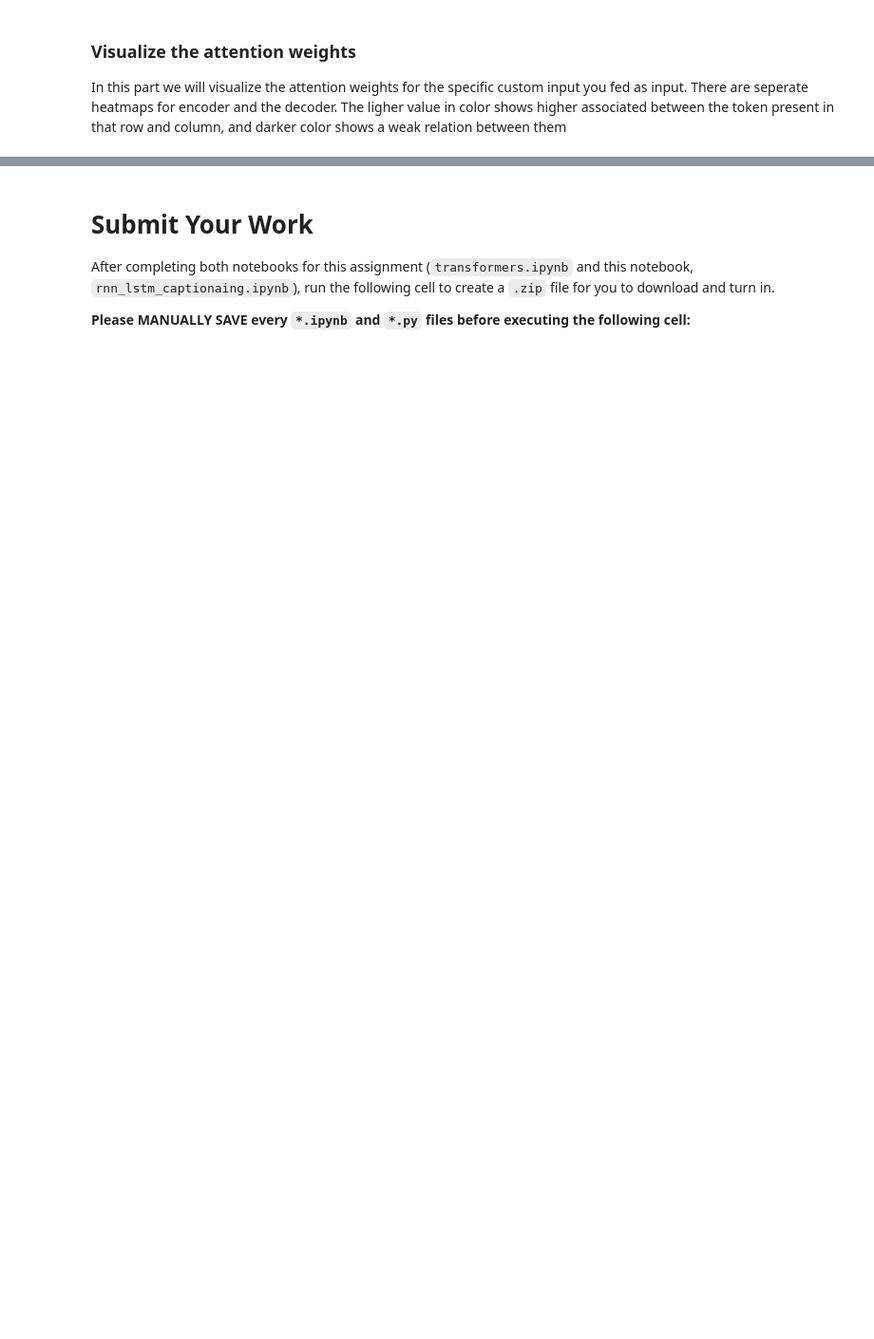
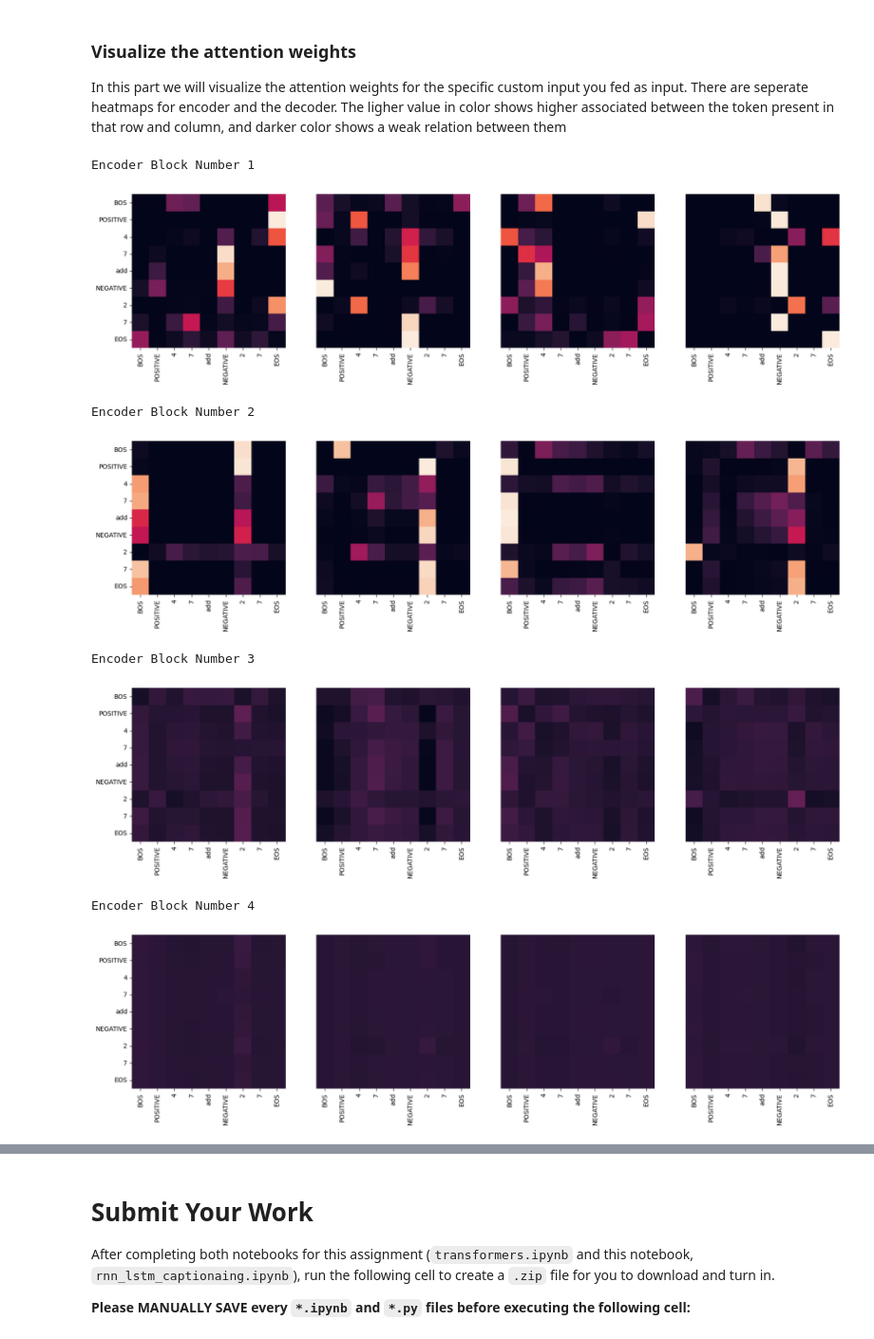
Before and after one commit to kbyy123/EECS498, a Jupyter notebook: A5/Transformers.ipynb, the cells around one changed output, grey strips where cells are left out. Shown at 95% size. Cells and saved outputs as stored; diff of their text form; code cells hidden in the pictures; blank space fills up the shorter version.

```diff
--- a/A5/Transformers.ipynb
+++ b/A5/Transformers.ipynb
@@ -151,7 +157,7 @@ from a5_helper import get_toy_data
 import os
 
 # load the data using helper function
-data = get_toy_data(os.path.join('D:\CSDIY\EECS498\A5',"two_digit_op.json"))
+data = get_toy_data(os.path.join(GOOGLE_DRIVE_PATH,"two_digit_op.json"))
 # %% [markdown]
 ### Looking at the first four examples
 
@@ -1237,7 +1324,7 @@ Run the below cells to fit the model using the complete data. Keep in mind the v
 You should aim for final validation accuracy of ~80 percent.
 # %%
 import torch.optim as optim
-from transformers import Transformer
+from transformer import Transformer
 
 inp_seq_len = 9
 out_seq_len = 5
@@ -1254,7 +1341,7 @@ num_dec_layers = 4
 vocab_len = len(vocab)
 loss_func = CrossEntropyLoss
 poss_enc = position_encoding_simple
-num_epochs = 10
+num_epochs = 100
 warmup_interval = None
 lr = 1e-3
 
@@ -1415,19 +1529,53 @@ import seaborn
 # %%
 target_exp = res.split()
 # %%
+# for layer in range(num_enc_layers):
+#     fig, axs = plt.subplots(1, num_heads, figsize=(20, 10))
+#     print("Encoder Block Number", layer + 1)
+#     for h in range(num_heads):
+#         draw(
+#             trained_model.encoder.layers[layer]
+#             .MultiHeadBlock.heads[h]
+#             .weights_softmax.data.cpu()
+#             .numpy()[0],
+#             inp_seq,
+#             inp_seq if h == 0 else [],
+#             ax=axs[h],
+#         )
+#     plt.show()
+# plt.close()
+
 for layer in range(num_enc_layers):
     fig, axs = plt.subplots(1, num_heads, figsize=(20, 10))
     print("Encoder Block Number", layer + 1)
+
     for h in range(num_heads):
+        attn = (
+            trained_model.encoder.layers[layer]
+            .multi_head_attention
+            .weights_softmax
+            .detach()
+            .cpu()
+            .numpy()[0, h]
+        )
+
         draw(
-            trained_model.encoder.layers[layer]
-            .MultiHeadBlock.heads[h]
-            .weights_softmax.data.cpu()
-            .numpy()[0],
+            attn,
             inp_seq,
             inp_seq if h == 0 else [],
             ax=axs[h],
         )
+
     plt.show()
+
 plt.close()
+# %% [output]
+Encoder Block Number 1
+[figure, added]
+Encoder Block Number 2
+[figure, added]
+Encoder Block Number 3
+[figure, added]
+Encoder Block Number 4
+[figure, added]
 # %%
```
Also changed, not shown: parts of 37 cells of this notebook, 6 other files.
